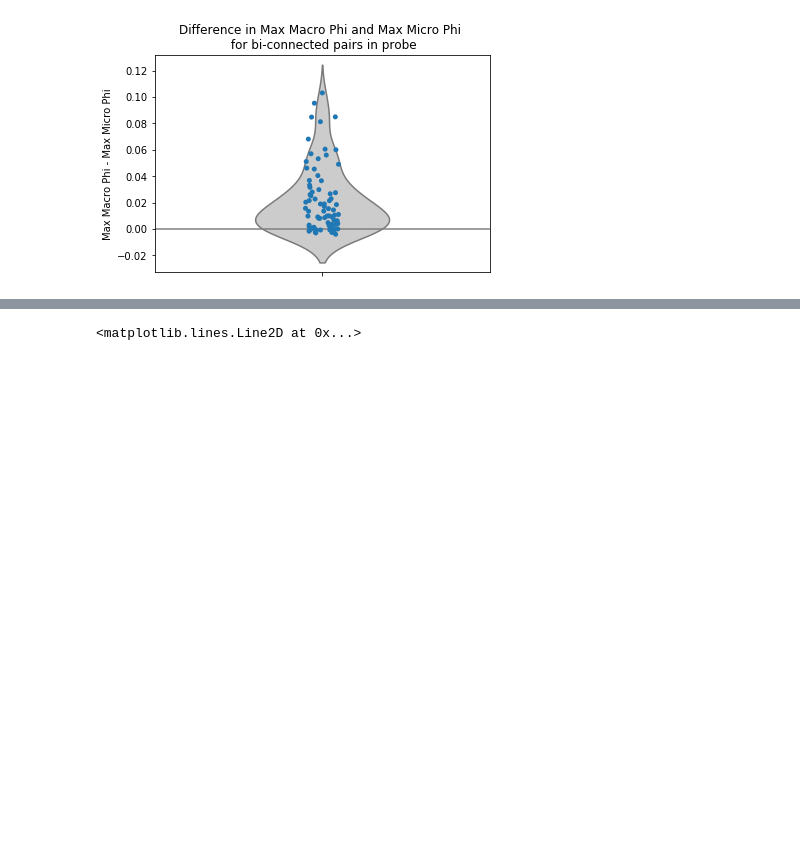
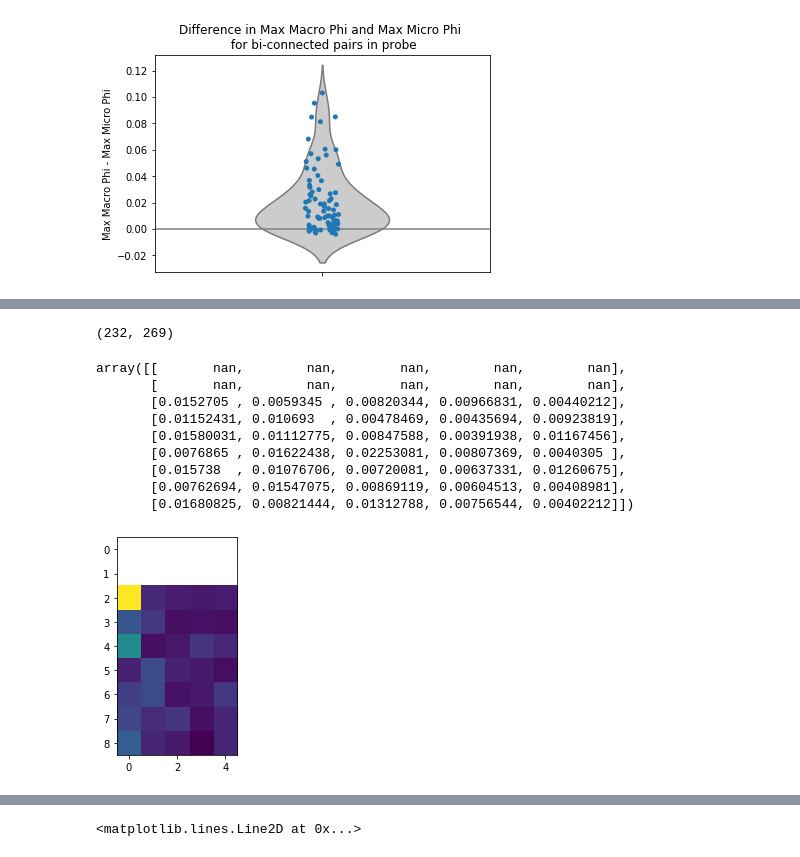
Before and after one commit to mmasque/temporal_emergence, a Jupyter notebook: spiking_statistics.ipynb, the cells around one changed output, grey strips where cells are left out. Cells and saved outputs as stored; diff of their text form; code cells hidden in the pictures; blank space fills up the shorter version.

```diff
--- a/spiking_statistics.ipynb
+++ b/spiking_statistics.ipynb
@@ -386,0 +486,20 @@ plt.ylim([-0.03,0.17])
+# %%
+# get the neuron pair with highest difference between macro and micro phi
+a = np.nanargmax(max_macros_wnan)
+index = all_16_macro_micros_bidir[a][2]
+probe1_371 = np.loadtxt("results/connectivity_Cori_2016-12-14_probe1/W_py_5400.csv", delimiter=",")
+
+plt.imshow(all_16_macro_micros_bidir[a][1][:,:,0])
+print(index)
+# %% [output]
+(232, 269)
+array([[       nan,        nan,        nan,        nan,        nan],
+       [       nan,        nan,        nan,        nan,        nan],
+       [0.0152705 , 0.0059345 , 0.00820344, 0.00966831, 0.00440212],
+       [0.01152431, 0.010693  , 0.00478469, 0.00435694, 0.00923819],
+       [0.01580031, 0.01112775, 0.00847588, 0.00391938, 0.01167456],
+       [0.0076865 , 0.01622438, 0.02253081, 0.00807369, 0.0040305 ],
+       [0.015738  , 0.01076706, 0.00720081, 0.00637331, 0.01260675],
+       [0.00762694, 0.01547075, 0.00869119, 0.00604513, 0.00408981],
+       [0.01680825, 0.00821444, 0.01312788, 0.00756544, 0.00402212]])
+[figure, added]
```
Also changed, not shown: parts of 22 cells of this notebook, 3 other files.
